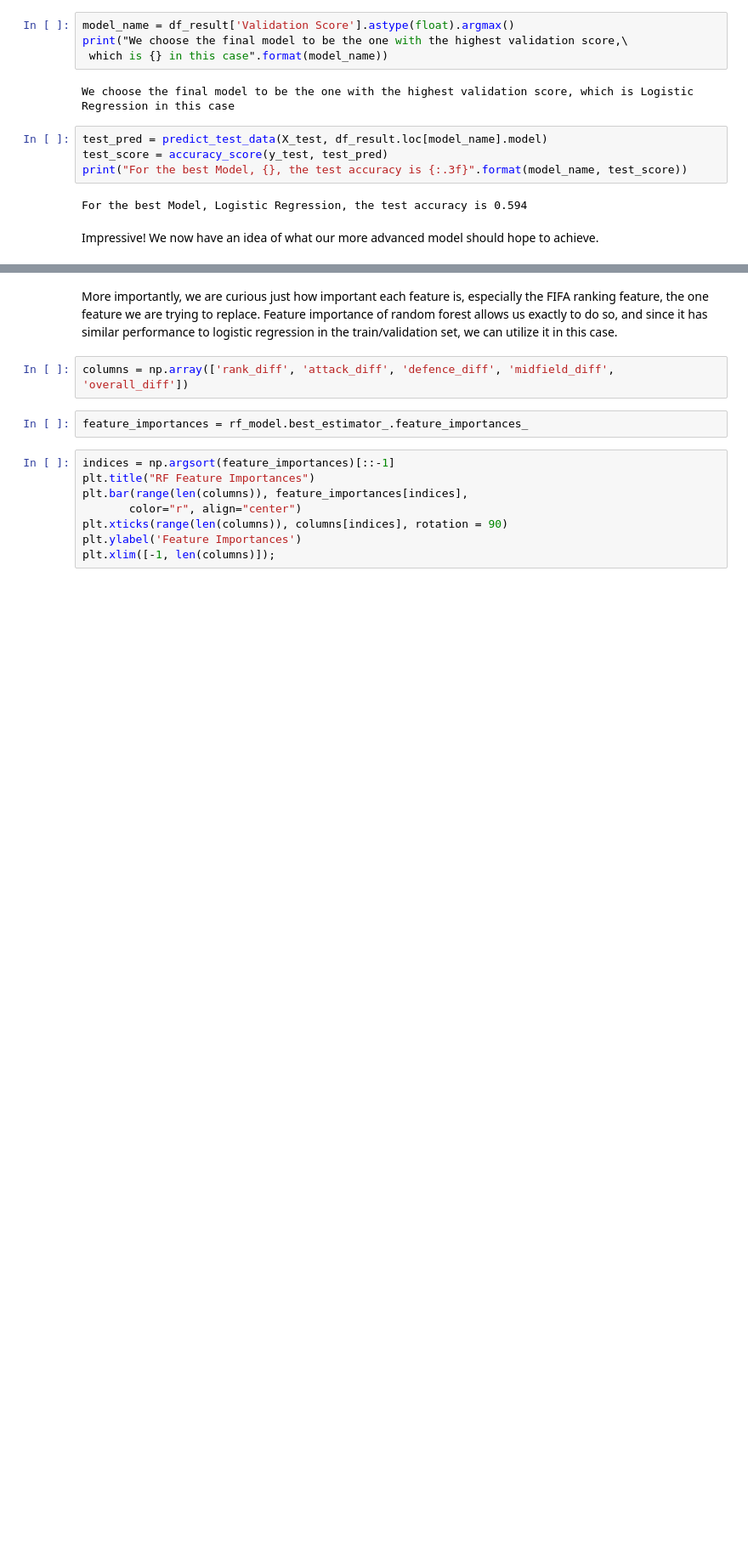
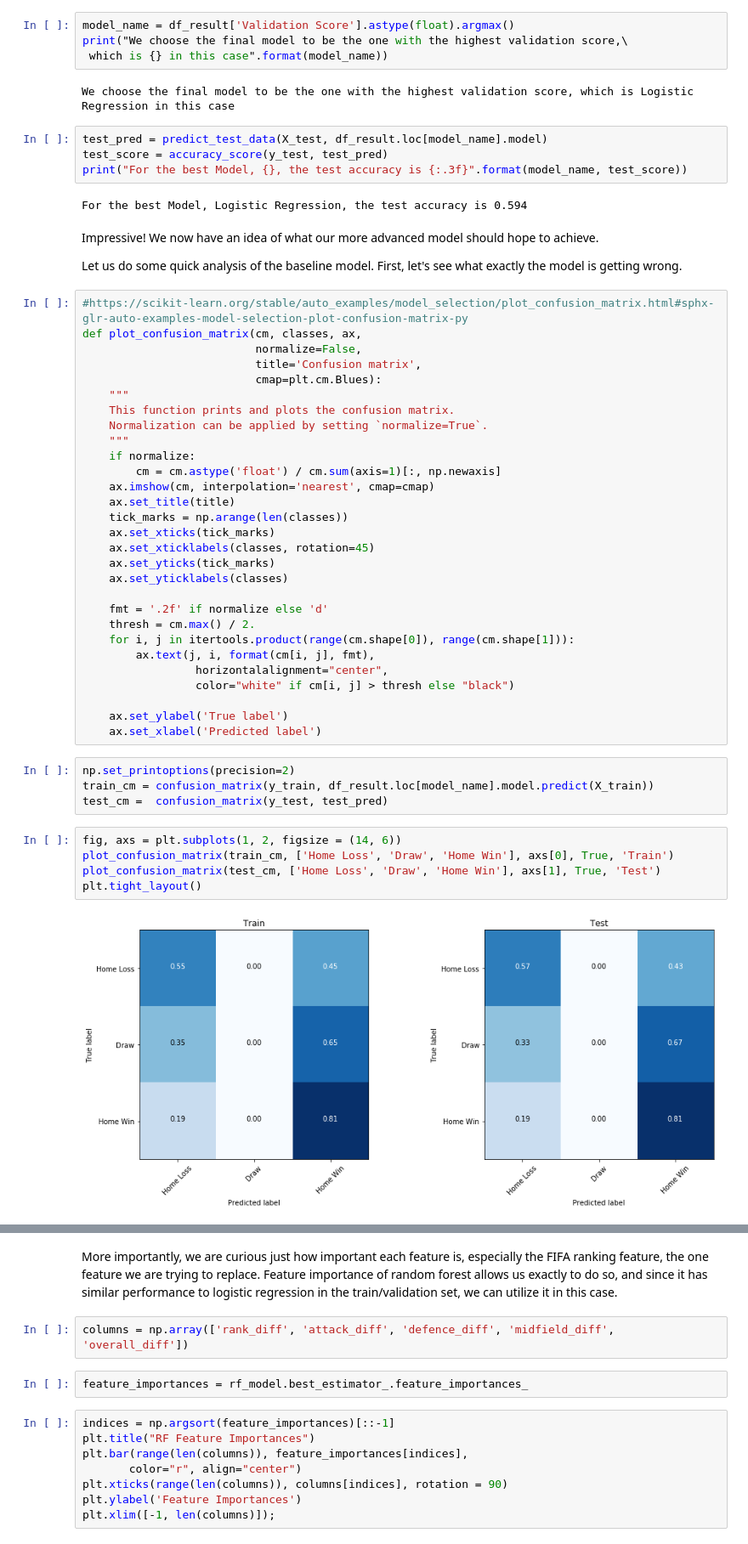
Before and after one commit to AC209aWC2018/World-Cup-2018, a Jupyter notebook: models/baseline_model.ipynb, the cells around one changed output, grey strips where cells are left out. Shown at 85% size. Cells and saved outputs as stored; diff of their text form; blank space fills up the shorter version.

```diff
--- a/models/baseline_model.ipynb
+++ b/models/baseline_model.ipynb
@@ -228,3 +230,45 @@ print("For the best Model, {}, the test accuracy is {:.3f}".format(model_name, t
 For the best Model, Logistic Regression, the test accuracy is 0.594
 # %% [markdown]
 Impressive! We now have an idea of what our more advanced model should hope to achieve.
+
+Let us do some quick analysis of the baseline model. First, let's see what exactly the model is getting wrong.
+# %%
+#https://scikit-learn.org/stable/auto_examples/model_selection/plot_confusion_matrix.html#sphx-glr-auto-examples-model-selection-plot-confusion-matrix-py
+def plot_confusion_matrix(cm, classes, ax,
+                          normalize=False,
+                          title='Confusion matrix',
+                          cmap=plt.cm.Blues):
+    """
+    This function prints and plots the confusion matrix.
+    Normalization can be applied by setting `normalize=True`.
+    """
+    if normalize:
+        cm = cm.astype('float') / cm.sum(axis=1)[:, np.newaxis]
+    ax.imshow(cm, interpolation='nearest', cmap=cmap)
+    ax.set_title(title)
+    tick_marks = np.arange(len(classes))
+    ax.set_xticks(tick_marks)
+    ax.set_xticklabels(classes, rotation=45)
+    ax.set_yticks(tick_marks)
+    ax.set_yticklabels(classes)
+
+    fmt = '.2f' if normalize else 'd'
+    thresh = cm.max() / 2.
+    for i, j in itertools.product(range(cm.shape[0]), range(cm.shape[1])):
+        ax.text(j, i, format(cm[i, j], fmt),
+                 horizontalalignment="center",
+                 color="white" if cm[i, j] > thresh else "black")
+
+    ax.set_ylabel('True label')
+    ax.set_xlabel('Predicted label')
+# %%
+np.set_printoptions(precision=2)
+train_cm = confusion_matrix(y_train, df_result.loc[model_name].model.predict(X_train))
+test_cm =  confusion_matrix(y_test, test_pred)
+# %%
+fig, axs = plt.subplots(1, 2, figsize = (14, 6))
+plot_confusion_matrix(train_cm, ['Home Loss', 'Draw', 'Home Win'], axs[0], True, 'Train')
+plot_confusion_matrix(test_cm, ['Home Loss', 'Draw', 'Home Win'], axs[1], True, 'Test')
+plt.tight_layout()
+# %% [output]
+[figure, added]
```
Also changed, not shown: parts of 2 cells of this notebook, 1 other file.
